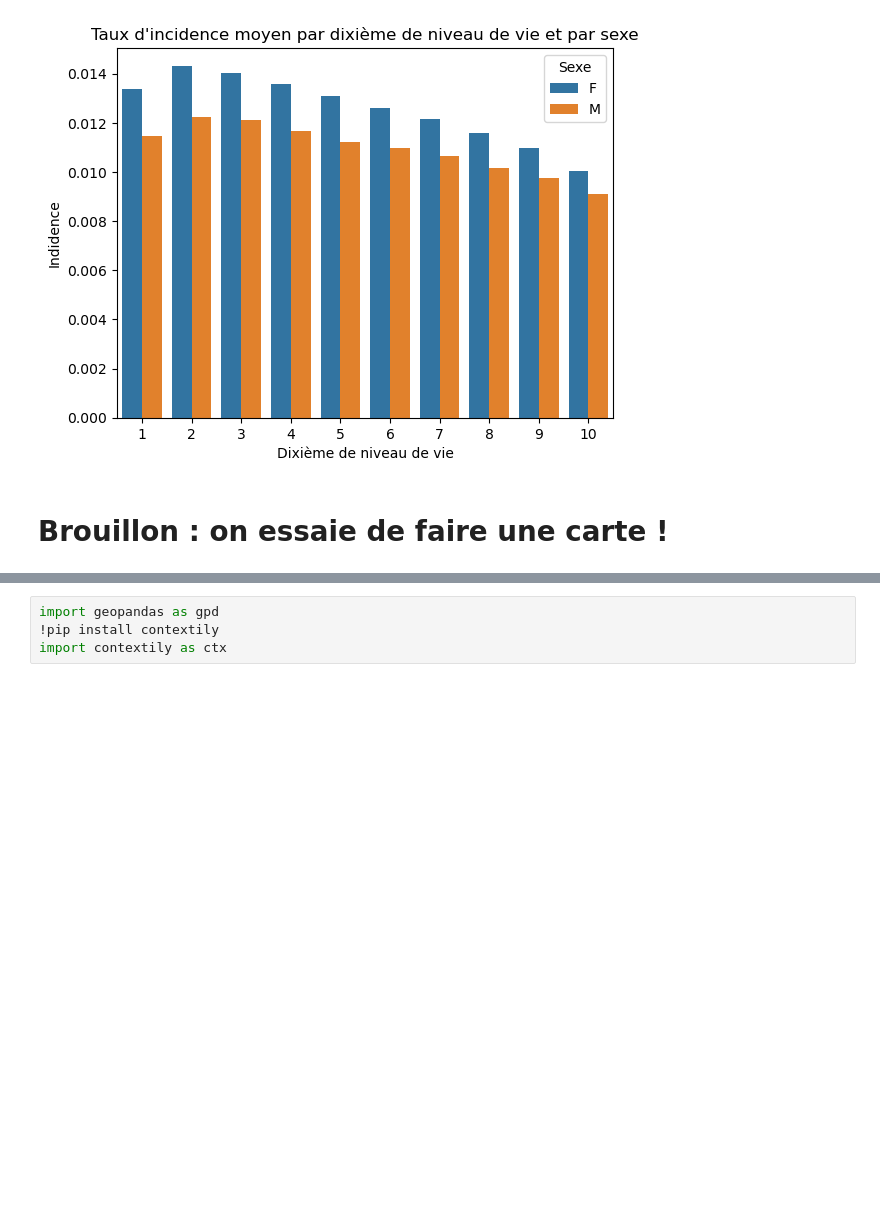
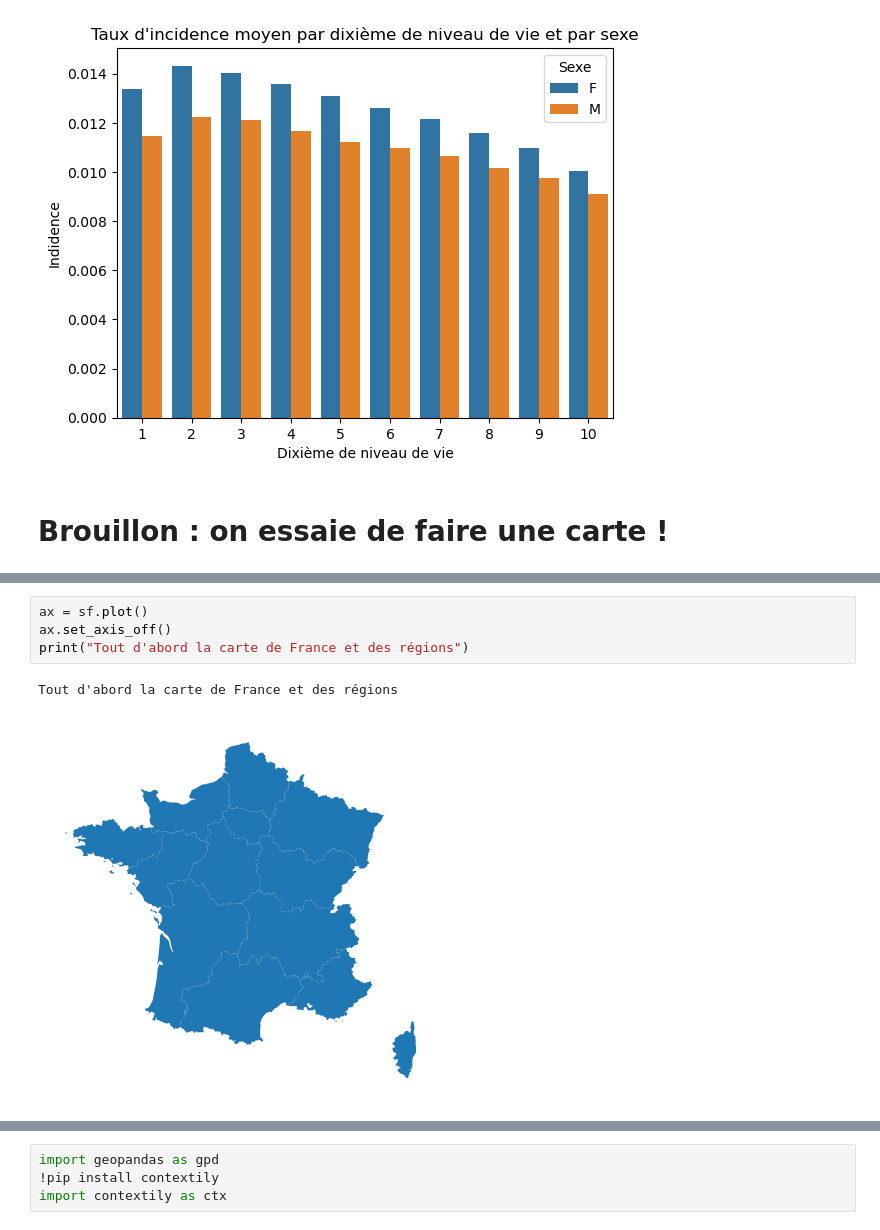
Before and after one commit to bbasa1/Maladies_chroniques_offre_de_soin_inegalites_sociales_ou_facteurs_environnementaux, a Jupyter notebook: Introduction_base.ipynb, the cells around one changed output, grey strips where cells are left out. Saved outputs shown, nothing was run; the diff lists cells and outputs as text; blank space fills up the shorter version.

Commit message:
Carte_par_region

```diff
--- a/Introduction_base.ipynb
+++ b/Introduction_base.ipynb
@@ -122,0 +150,7 @@ sf.head()
+# %%
+ax = sf.plot()
+ax.set_axis_off()
+print("Tout d'abord la carte de France et des régions")
+# %% [output]
+Tout d'abord la carte de France et des régions
+[figure, added]
```
Also changed, not shown: parts of 13 cells of this notebook, 1 other file.
